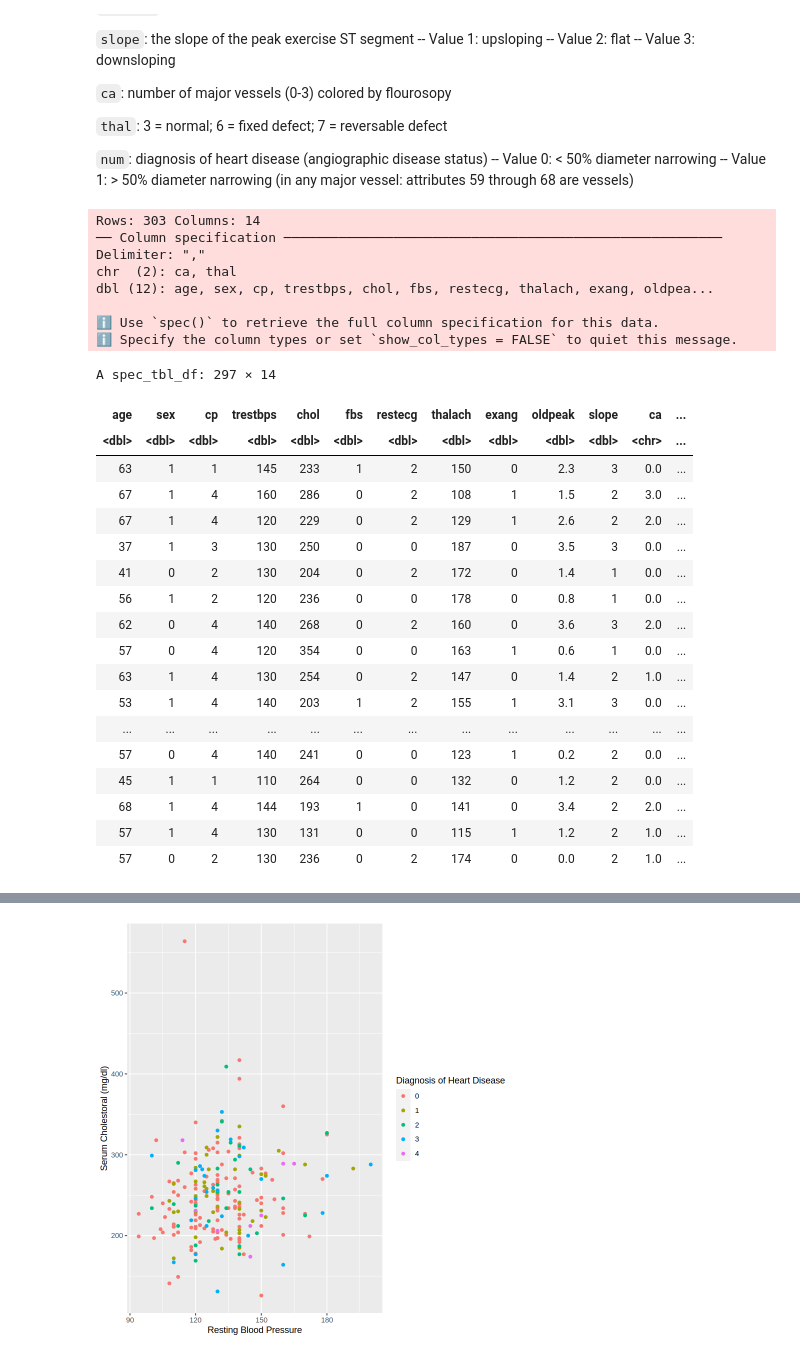
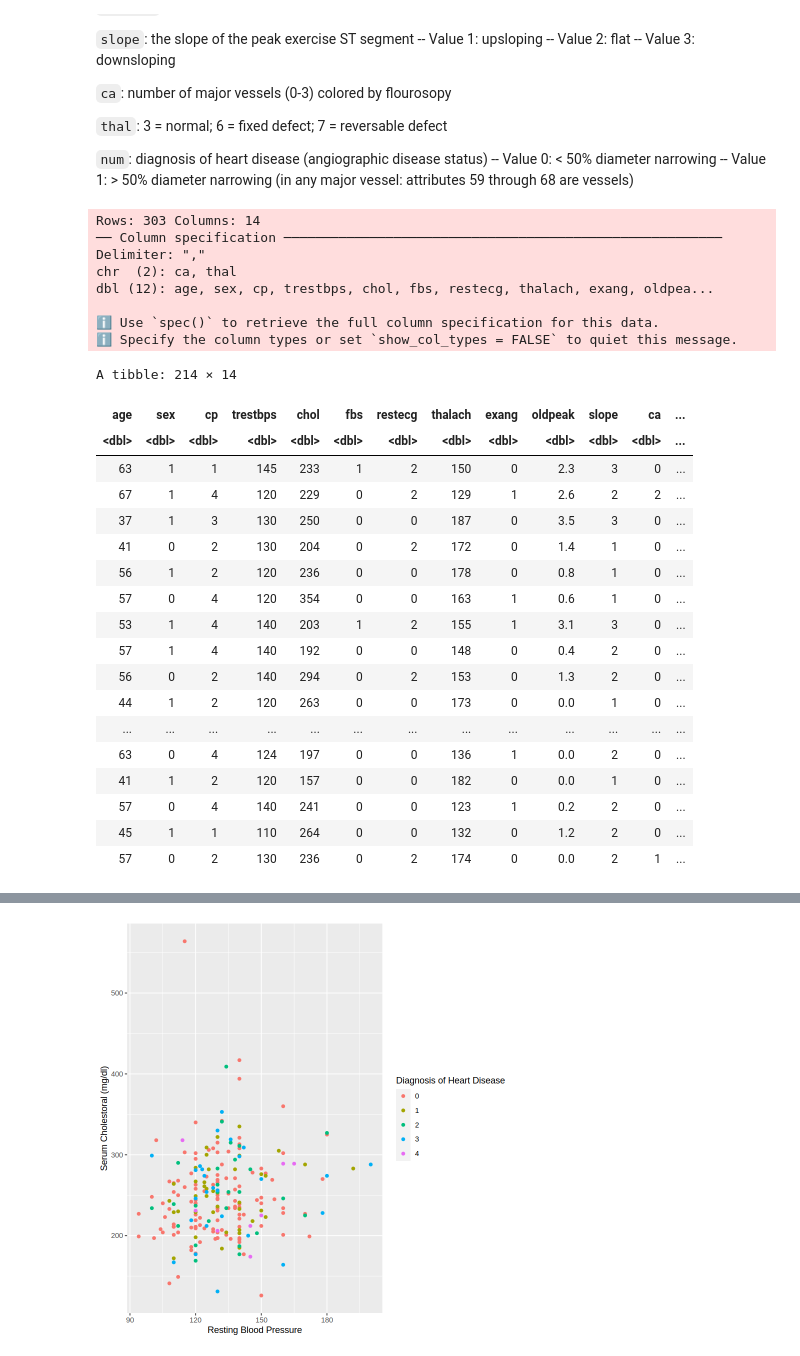
Before and after one commit to TimWei12/Group_25_project, a Jupyter notebook: Project proposal.ipynb, the cells around one changed output, grey strips where cells are left out. Cells and saved outputs as stored; diff of their text form; code cells hidden in the pictures.

Commit message:
change 0 to normal 1 to abnormal in num

```diff
--- a/Project proposal.ipynb
+++ b/Project proposal.ipynb
@@ -62,36 +44,39 @@ library(RColorBrewer)
 # %%
 H_D_cleveland <- read_csv("https://raw.githubusercontent.com/TimWei12/Group_25_project/main/processed.cleveland.data",
                           col_names=c("age", "sex", "cp","trestbps", "chol", "fbs", "restecg","thalach", "exang", "oldpeak", "slope", "ca", "thal", "num")) |>
-filter(ca != "?" & thal != "?")
+    filter(ca != "?" & thal != "?") |>
+    filter(num == 1 | num == 0) |>
+    mutate(num = as.factor(num), ca = as.double(ca), thal = as.double(thal)) |>
+    mutate(num = fct_recode(num, "Normal" = "0", "Abnormal" = "1"))
 H_D_cleveland
 # %% [output]
 Rows: 303 Columns: 14
 ── Column specification ────────────────────────────────────────────────────────
 Delimiter: ","
 chr  (2): ca, thal
 dbl (12): age, sex, cp, trestbps, chol, fbs, restecg, thalach, exang, oldpea...
 
 ℹ Use `spec()` to retrieve the full column specification for this data.
 ℹ Specify the column types or set `show_col_types = FALSE` to quiet this message.
-A spec_tbl_df: 297 × 14
+A tibble: 214 × 14
 | age | sex | cp | trestbps | chol | fbs | restecg | thalach | exang | oldpeak | slope | ca | ... |
-| <dbl> | <dbl> | <dbl> | <dbl> | <dbl> | <dbl> | <dbl> | <dbl> | <dbl> | <dbl> | <dbl> | <chr> | ... |
-| 63 | 1 | 1 | 145 | 233 | 1 | 2 | 150 | 0 | 2.3 | 3 | 0.0 | ... |
-| 67 | 1 | 4 | 160 | 286 | 0 | 2 | 108 | 1 | 1.5 | 2 | 3.0 | ... |
-| 67 | 1 | 4 | 120 | 229 | 0 | 2 | 129 | 1 | 2.6 | 2 | 2.0 | ... |
-| 37 | 1 | 3 | 130 | 250 | 0 | 0 | 187 | 0 | 3.5 | 3 | 0.0 | ... |
-| 41 | 0 | 2 | 130 | 204 | 0 | 2 | 172 | 0 | 1.4 | 1 | 0.0 | ... |
-| 56 | 1 | 2 | 120 | 236 | 0 | 0 | 178 | 0 | 0.8 | 1 | 0.0 | ... |
-| 62 | 0 | 4 | 140 | 268 | 0 | 2 | 160 | 0 | 3.6 | 3 | 2.0 | ... |
-| 57 | 0 | 4 | 120 | 354 | 0 | 0 | 163 | 1 | 0.6 | 1 | 0.0 | ... |
-| 63 | 1 | 4 | 130 | 254 | 0 | 2 | 147 | 0 | 1.4 | 2 | 1.0 | ... |
-| 53 | 1 | 4 | 140 | 203 | 1 | 2 | 155 | 1 | 3.1 | 3 | 0.0 | ... |
+| <dbl> | <dbl> | <dbl> | <dbl> | <dbl> | <dbl> | <dbl> | <dbl> | <dbl> | <dbl> | <dbl> | <dbl> | ... |
+| 63 | 1 | 1 | 145 | 233 | 1 | 2 | 150 | 0 | 2.3 | 3 | 0 | ... |
+| 67 | 1 | 4 | 120 | 229 | 0 | 2 | 129 | 1 | 2.6 | 2 | 2 | ... |
+| 37 | 1 | 3 | 130 | 250 | 0 | 0 | 187 | 0 | 3.5 | 3 | 0 | ... |
+| 41 | 0 | 2 | 130 | 204 | 0 | 2 | 172 | 0 | 1.4 | 1 | 0 | ... |
+| 56 | 1 | 2 | 120 | 236 | 0 | 0 | 178 | 0 | 0.8 | 1 | 0 | ... |
+| 57 | 0 | 4 | 120 | 354 | 0 | 0 | 163 | 1 | 0.6 | 1 | 0 | ... |
+| 53 | 1 | 4 | 140 | 203 | 1 | 2 | 155 | 1 | 3.1 | 3 | 0 | ... |
+| 57 | 1 | 4 | 140 | 192 | 0 | 0 | 148 | 0 | 0.4 | 2 | 0 | ... |
+| 56 | 0 | 2 | 140 | 294 | 0 | 2 | 153 | 0 | 1.3 | 2 | 0 | ... |
+| 44 | 1 | 2 | 120 | 263 | 0 | 0 | 173 | 0 | 0.0 | 1 | 0 | ... |
 | ... | ... | ... | ... | ... | ... | ... | ... | ... | ... | ... | ... | ... |
-| 57 | 0 | 4 | 140 | 241 | 0 | 0 | 123 | 1 | 0.2 | 2 | 0.0 | ... |
-| 45 | 1 | 1 | 110 | 264 | 0 | 0 | 132 | 0 | 1.2 | 2 | 0.0 | ... |
-| 68 | 1 | 4 | 144 | 193 | 1 | 0 | 141 | 0 | 3.4 | 2 | 2.0 | ... |
-| 57 | 1 | 4 | 130 | 131 | 0 | 0 | 115 | 1 | 1.2 | 2 | 1.0 | ... |
-| 57 | 0 | 2 | 130 | 236 | 0 | 2 | 174 | 0 | 0.0 | 2 | 1.0 | ... |
+| 63 | 0 | 4 | 124 | 197 | 0 | 0 | 136 | 1 | 0.0 | 2 | 0 | ... |
+| 41 | 1 | 2 | 120 | 157 | 0 | 0 | 182 | 0 | 0.0 | 1 | 0 | ... |
+| 57 | 0 | 4 | 140 | 241 | 0 | 0 | 123 | 1 | 0.2 | 2 | 0 | ... |
+| 45 | 1 | 1 | 110 | 264 | 0 | 0 | 132 | 0 | 1.2 | 2 | 0 | ... |
+| 57 | 0 | 2 | 130 | 236 | 0 | 2 | 174 | 0 | 0.0 | 2 | 1 | ... |
 # %%
 set.seed(3456)
 cleveland_split <- initial_split(H_D_cleveland, prop = 0.75, strata = num)
```
Also changed, not shown: parts of 2 cells of this notebook.
